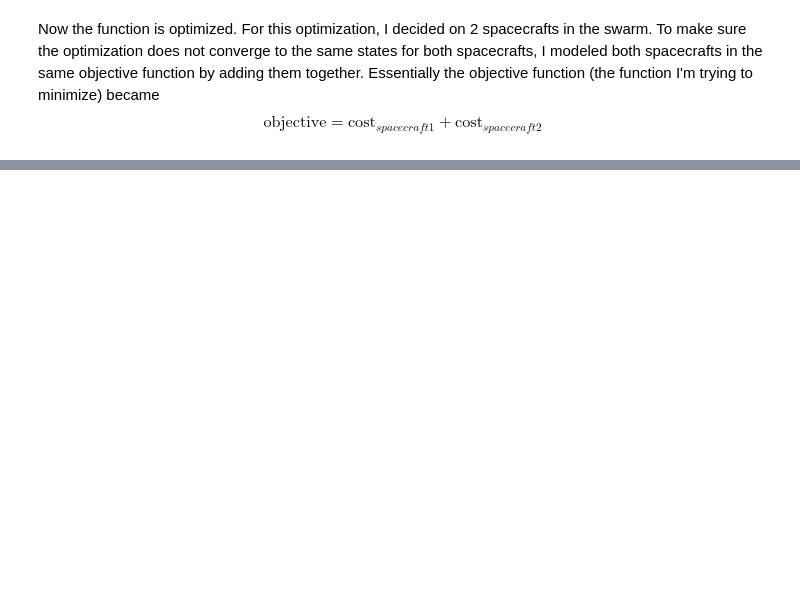
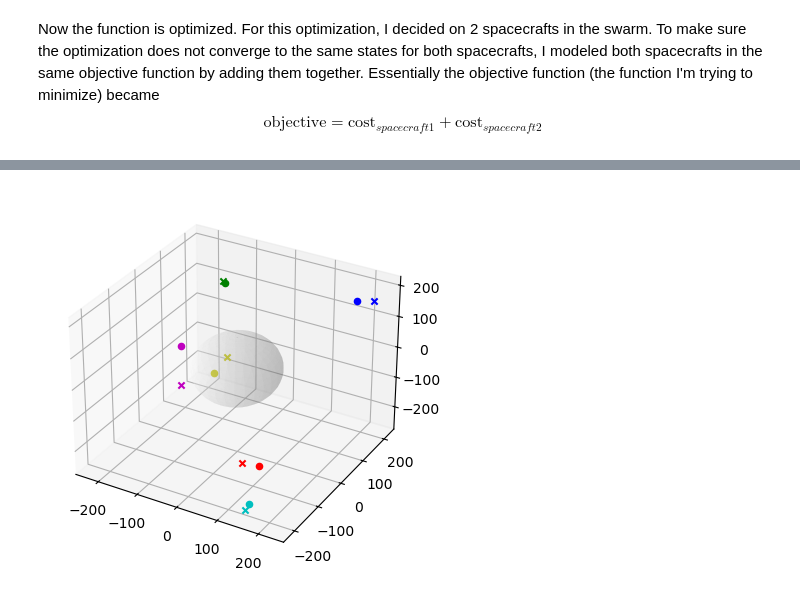
Before and after one commit to Arna-Bhardwaj/ISO-Exploration, a Jupyter notebook: InformationCost (2).ipynb, the cells around one changed output, grey strips where cells are left out. Saved outputs shown, nothing was run; the diff lists cells and outputs as text; code cells hidden in the pictures; blank space fills up the shorter version.

```diff
--- a/InformationCost (2).ipynb
+++ b/InformationCost (2).ipynb
@@ -247 +221,10 @@ KeyboardInterrupt:
+# %%
+
+x = np.array([100, 200, 300, 100, 200, 300, 100, 200, 300])
+
+#all of the variables are unbounded except for the angles. In the FOV equation, we see that AFOV is bounded by arctan, which has
+#bounds of -90 to 90 degrees. Phi was left as bounded by the standard angle range, 0-360 degrees.
+# bounds = [(-np.inf, np.inf), (-np.inf, np.inf), (-np.inf, np.inf)] * 3
+
+# result = minimize(info_cost, x, method = "Nelder-Mead")
 # %%
@@ -594,0 +378,28 @@ plt.show()
+# %%
+# plot the positions of the spacecrafts that gave the min cost
+ax = plt.axes(projection='3d')
+min_trial_t_pos = np.array(t1[min_cost1_index])
+ax.scatter(min_trial_t_pos[0], min_trial_t_pos[1], min_trial_t_pos[2], color = 'r')
+ax.scatter(t1_pos[min_cost1_index][0][0], t1_pos[min_cost1_index][0][1], t1_pos[min_cost1_index][0][2], marker = 'x', color = 'r')
+ax.scatter(min_trial_t_pos[4], min_trial_t_pos[5], min_trial_t_pos[6], color = 'b')
+ax.scatter(t1_pos[min_cost1_index][1][0], t1_pos[min_cost1_index][1][1], t1_pos[min_cost1_index][1][2], marker = 'x', color = 'b')
+ax.scatter(min_trial_t_pos[8], min_trial_t_pos[9], min_trial_t_pos[10], color = 'g')
+ax.scatter(t1_pos[min_cost1_index][2][0], t1_pos[min_cost1_index][2][1], t1_pos[min_cost1_index][2][2], marker = 'x', color = 'g')
+ax.scatter(min_trial_t_pos[12], min_trial_t_pos[13], min_trial_t_pos[14], color = 'y')
+ax.scatter(t1_pos[min_cost1_index][3][0], t1_pos[min_cost1_index][3][1], t1_pos[min_cost1_index][3][2], marker = 'x', color = 'y')
+ax.scatter(min_trial_t_pos[16], min_trial_t_pos[17], min_trial_t_pos[18], color = 'c')
+ax.scatter(t1_pos[min_cost1_index][4][0], t1_pos[min_cost1_index][4][1], t1_pos[min_cost1_index][4][2], marker = 'x', color = 'c')
+ax.scatter(min_trial_t_pos[20], min_trial_t_pos[21], min_trial_t_pos[22], color = 'm')
+ax.scatter(t1_pos[min_cost1_index][5][0], t1_pos[min_cost1_index][5][1], t1_pos[min_cost1_index][5][2], marker = 'x', color = 'm')
+
+r = 0.05
+u, v = np.mgrid[0:2 * np.pi:30j, 0:np.pi:20j]
+x_rad, y_rad, z_rad = 100, 100, 100
+x_sphere = x_rad * np.cos(u) * np.sin(v)
+y_sphere = y_rad * np.sin(u) * np.sin(v)
+z_sphere = z_rad * np.cos(v)
+ax.plot_surface(x_sphere, y_sphere, z_sphere, alpha=0.2, color='white', label = "Uncertainty Ellipsoid")
+
+plt.show()
+# %% [output]
+[figure, added]
```
Also changed, not shown: parts of 17 cells of this notebook, 3 other files.
